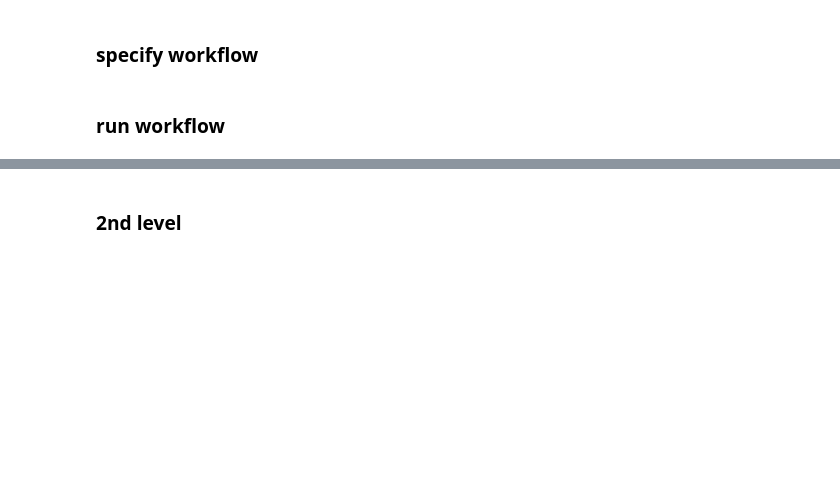
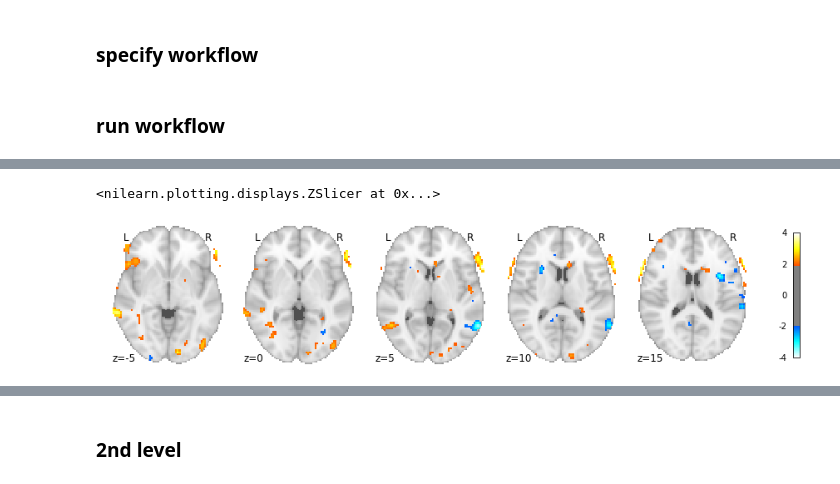
Before and after one commit to syzhang/tsl_data, a Jupyter notebook: imaging/prob_pmod.ipynb, the cells around one changed output, grey strips where cells are left out. Drawn from its saved outputs; the diff is of its cells as text; code cells hidden in the pictures; blank space fills up the shorter version.

```diff
--- a/imaging/prob_pmod.ipynb
+++ b/imaging/prob_pmod.ipynb
@@ -435,0 +523,6 @@ l1analysis.run('MultiProc', plugin_args={'n_procs': 4})
+# %%
+nilearn.plotting.plot_stat_map(con, threshold=2, display_mode='z',
+                               cut_coords=(-5,0,5,10,15))
+# %% [output]
+<nilearn.plotting.displays.ZSlicer at 0x...>
+[figure, added]
```
Also changed, not shown: parts of 38 cells of this notebook, 2 other files.
